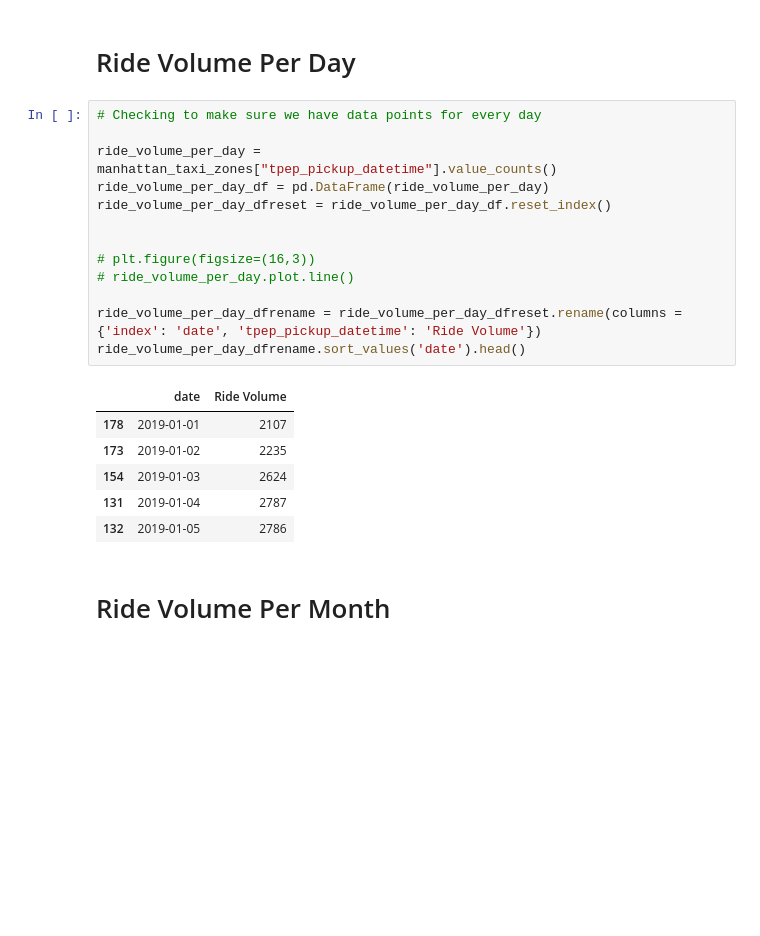
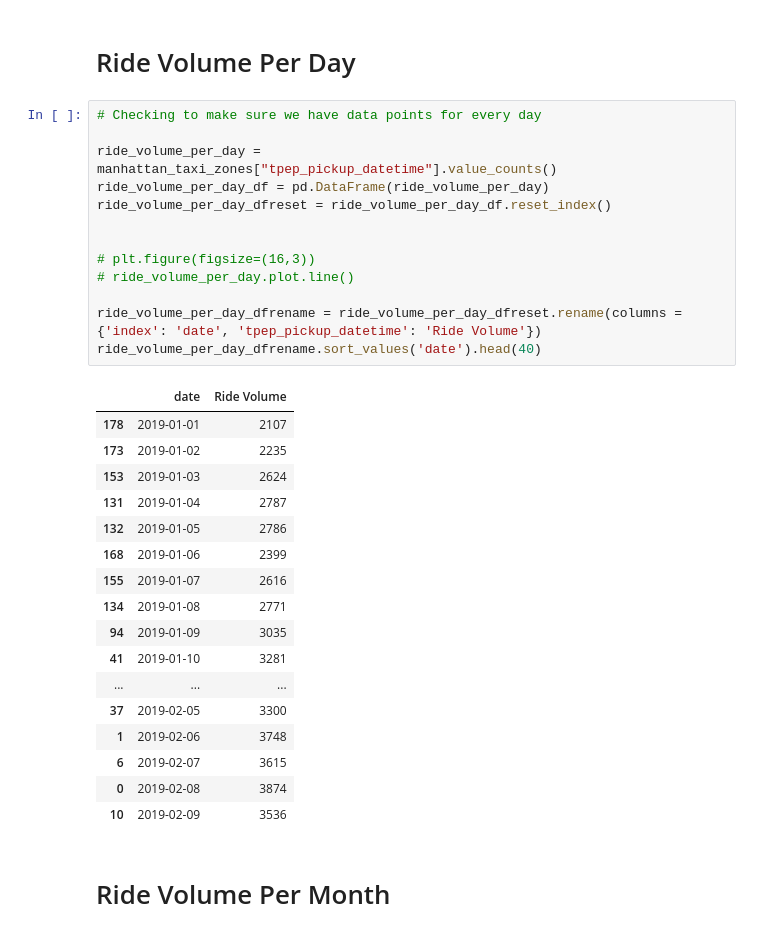
Before and after one commit to zachherington/team4-project, a Jupyter notebook: src/NYC Taxi Rides vs. Weather.ipynb, the cells around one changed output. Drawn from its saved outputs; the diff is of its cells as text; blank space fills up the shorter version.

```diff
--- a/src/NYC Taxi Rides vs. Weather.ipynb
+++ b/src/NYC Taxi Rides vs. Weather.ipynb
@@ -271,23 +271,34 @@ plt.show()
 # %%
 # Checking to make sure we have data points for every day
 
 ride_volume_per_day = manhattan_taxi_zones["tpep_pickup_datetime"].value_counts()
 ride_volume_per_day_df = pd.DataFrame(ride_volume_per_day)
 ride_volume_per_day_dfreset = ride_volume_per_day_df.reset_index()
 
 
 # plt.figure(figsize=(16,3))
 # ride_volume_per_day.plot.line()
 
 ride_volume_per_day_dfrename = ride_volume_per_day_dfreset.rename(columns = {'index': 'date', 'tpep_pickup_datetime': 'Ride Volume'})
-ride_volume_per_day_dfrename.sort_values('date').head()
+ride_volume_per_day_dfrename.sort_values('date').head(40)
 # %% [output]
 |  | date | Ride Volume |
 | 178 | 2019-01-01 | 2107 |
 | 173 | 2019-01-02 | 2235 |
-| 154 | 2019-01-03 | 2624 |
+| 153 | 2019-01-03 | 2624 |
 | 131 | 2019-01-04 | 2787 |
 | 132 | 2019-01-05 | 2786 |
+| 168 | 2019-01-06 | 2399 |
+| 155 | 2019-01-07 | 2616 |
+| 134 | 2019-01-08 | 2771 |
+| 94 | 2019-01-09 | 3035 |
+| 41 | 2019-01-10 | 3281 |
+| ... | ... | ... |
+| 37 | 2019-02-05 | 3300 |
+| 1 | 2019-02-06 | 3748 |
+| 6 | 2019-02-07 | 3615 |
+| 0 | 2019-02-08 | 3874 |
+| 10 | 2019-02-09 | 3536 |
 # %% [markdown]
 # Ride Volume Per Month #
 # %%
```
Also changed, not shown: parts of 3 cells of this notebook, 4 other files.
